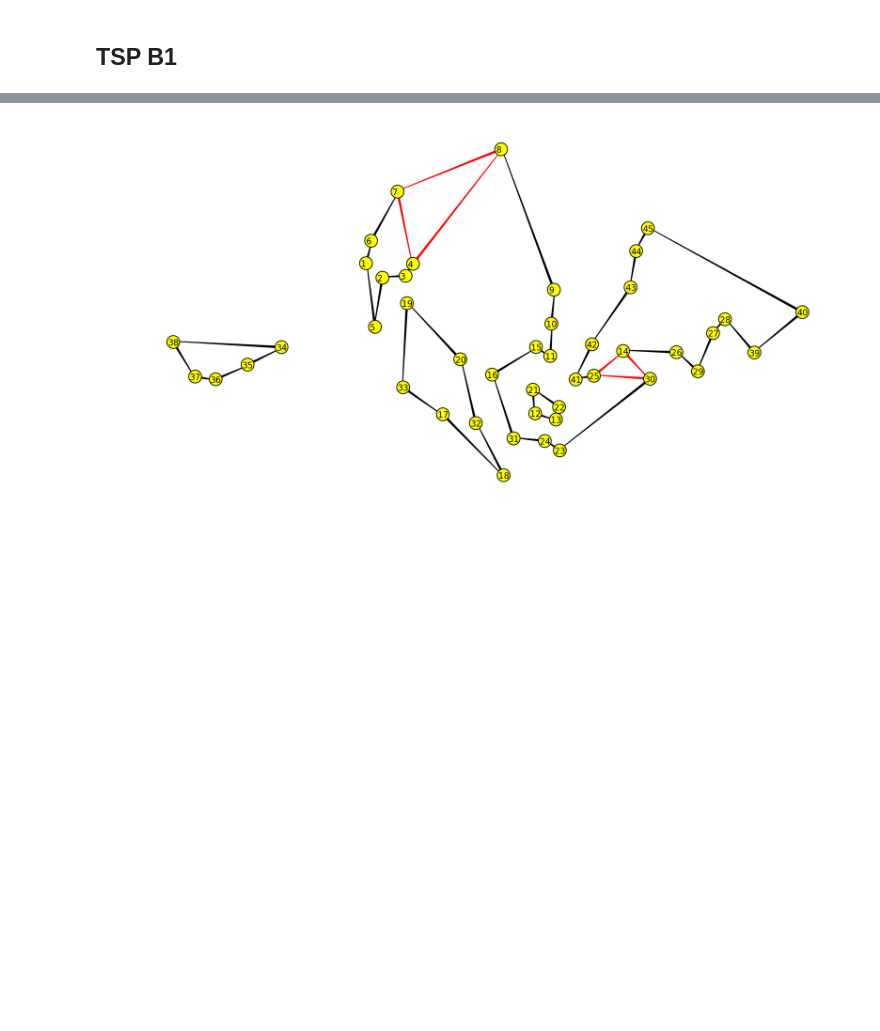
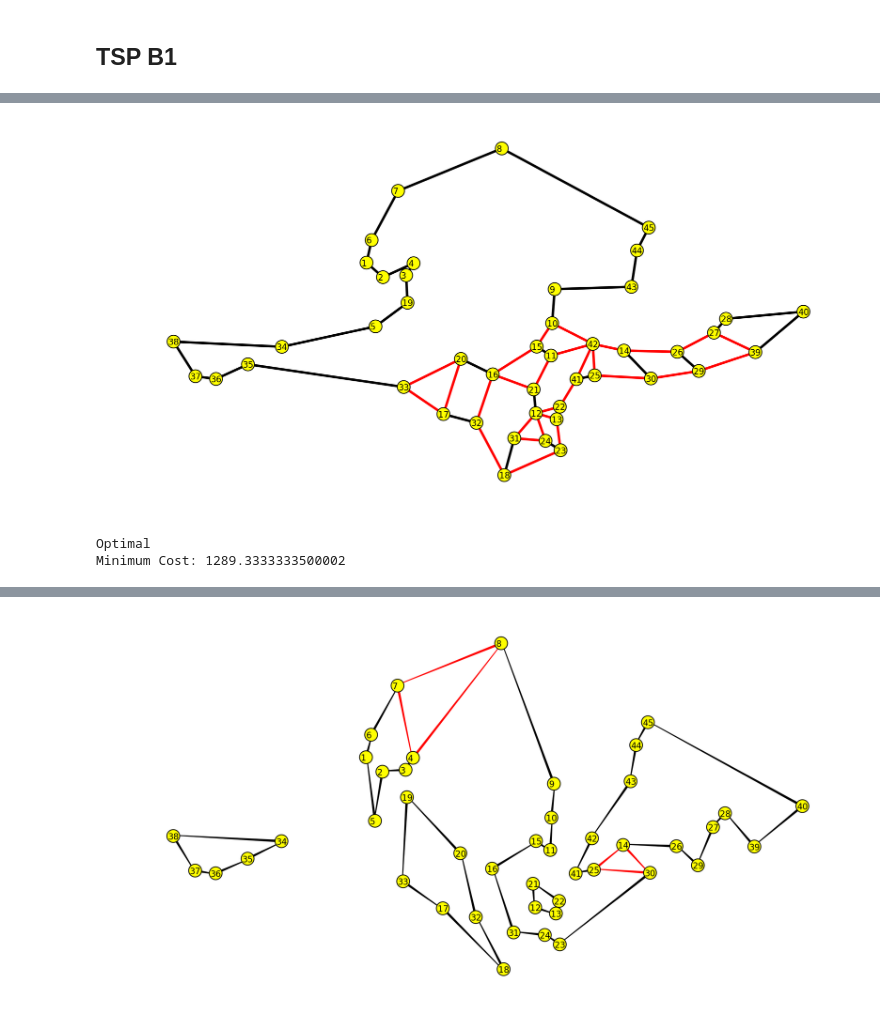
Before and after one commit to lifengzhi/msa_mh8101_or1_lp, a Jupyter notebook: Assignment 2 - Traveling Salesperson Problem_solution - MH8102.ipynb, the cells around one changed output, grey strips where cells are left out. Saved outputs shown, nothing was run; the diff lists cells and outputs as text; code cells hidden in the pictures; blank space fills up the shorter version.

```diff
--- a/Assignment 2 - Traveling Salesperson Problem_solution - MH8102.ipynb
+++ b/Assignment 2 - Traveling Salesperson Problem_solution - MH8102.ipynb
@@ -255,0 +307,2 @@ print("number of cities : {}".format(len(cities_B1)))
+# %%
+AddSubtourConstraints(b1_prob1, [[14,26,29,30]], cities_B1_list, B1_X_ij_s)
@@ -255,0 +327,10 @@ print("number of cities : {}".format(len(cities_B1)))
+# %%
+b1_prob1.solve()
+ee, ff = GetFullEdgesAndFractionalEdges(cities_B1_list, B1_X_ij_s)
+LL = frac_TSP_plot(ee,ff,cities_B1_list,posn_B1,dist_B1)
+print(LpStatus[b1_prob1.status])
+print("Minimum Cost: {}".format(value(b1_prob1.objective)))
+# %% [output]
+[figure, added]
+Optimal
+Minimum Cost: 1289.3333333500002
```
Also changed, not shown: parts of 11 cells of this notebook.
